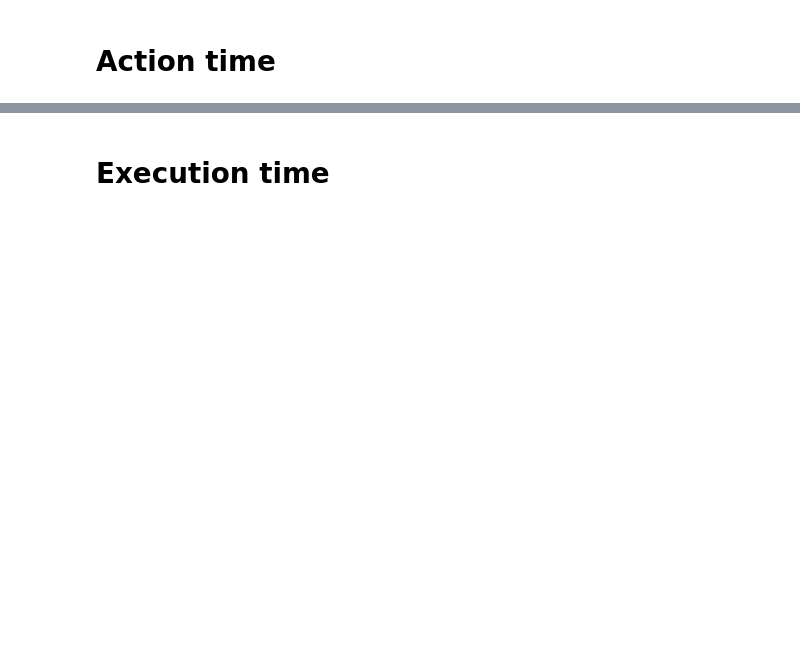
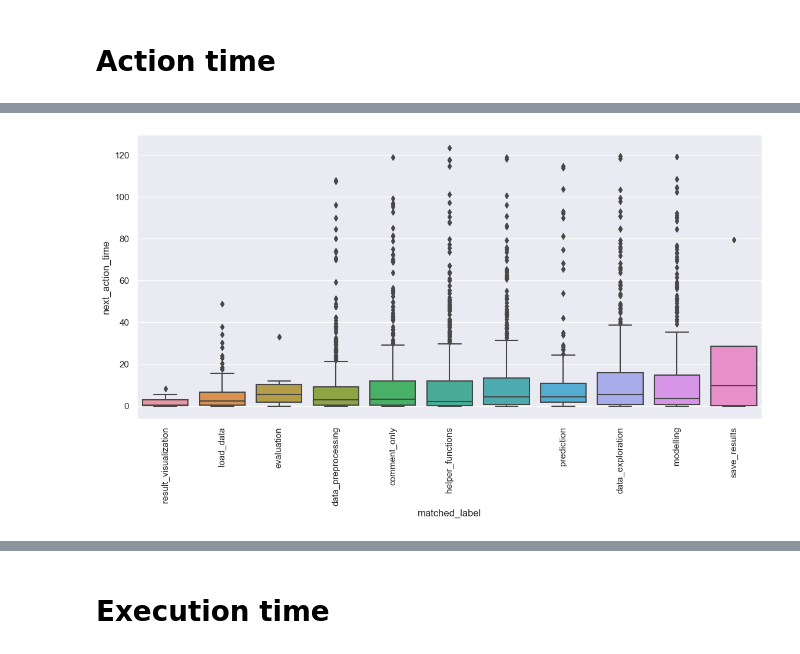
Before and after one commit to konstantgr/jupyter-logs-analysis, a Jupyter notebook: analysis/02-0-time-analysis.ipynb, the cells around one changed output, grey strips where cells are left out. Drawn from its saved outputs; the diff is of its cells as text; code cells hidden in the pictures; blank space fills up the shorter version.

```diff
--- a/analysis/02-0-time-analysis.ipynb
+++ b/analysis/02-0-time-analysis.ipynb
@@ -72,3 +165,5 @@ plot_box_time(at_df)
 # %%
-plot_box_time(at_df[at_df.task == 'task2'])
+plot_box_time(at_df[at_df.task == 'task2'], label='matched_label')
+# %% [output]
+[figure, added]
 # %%
```
Also changed, not shown: parts of 34 cells of this notebook, 1 other file.
